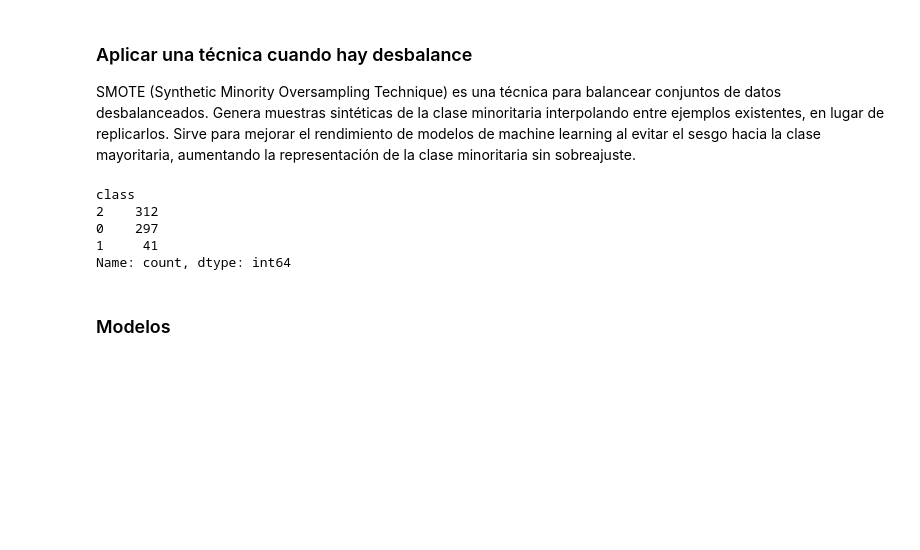
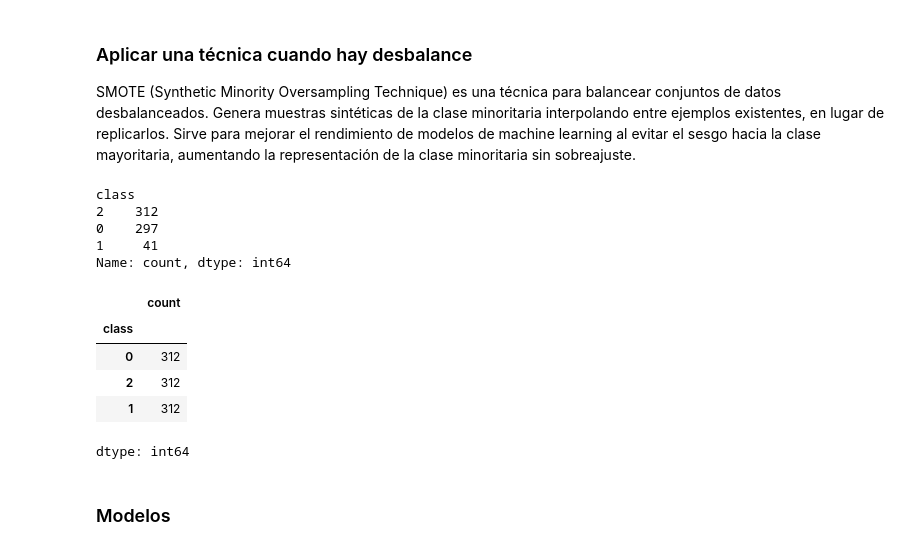
Before and after one commit to aiquimia/Introduccion-AI-DS-Haciendo-Ciencia, a Jupyter notebook: sugerencias/Proyecto_Final_Syndia_sugerencia.ipynb, the cells around one changed output. Drawn from its saved outputs; the diff is of its cells as text; code cells hidden in the pictures; blank space fills up the shorter version.

```diff
--- a/sugerencias/Proyecto_Final_Syndia_sugerencia.ipynb
+++ b/sugerencias/Proyecto_Final_Syndia_sugerencia.ipynb
@@ -236,7 +236,7 @@ dtypes: category(12), float64(8), object(1)
 memory usage: 74.8+ KB
 # %%
 # Eliminamos las columnas modificadas
-df.drop(columns=['ANO_NAC', 'EDAD'], inplace=True)
+df.drop(columns=['ANO_NAC', 'EDAD', 'ICNE', 'IPMA', 'IPAN', 'IELE*', 'ICLE*'], inplace=True)
 # %%
 df.head()
 # %% [output]
@@ -269,7 +269,7 @@ dtype: int64
 # Definir variables categóricas vs. numéricas
 categorical_cols = ['CATEGORIA_EDAD', 'SEXO', 'IMP_EMO', 'IMP_APR', 'EDO_PROC', 'REG_PROC',
                     'MOD_BAC', 'DES_DURO', 'ESCO_PAD', 'SER_INTE', 'BIEN_PC', 'SER_AUTO']
-numerical_cols = ['PROM_BAC', 'ICNE', 'IPMA', 'IPAN', 'IELE*', 'ICLE*']
+numerical_cols = ['PROM_BAC']
 # %%
 from sklearn.preprocessing import StandardScaler, LabelEncoder, OneHotEncoder
 from sklearn.compose import ColumnTransformer
@@ -317,6 +317,15 @@ class
 0    297
 1     41
 Name: count, dtype: int64
+# %%
+y_train_balanced.value_counts()
+# %% [output]
+|  | count |
+| class |  |
+| 0 | 312 |
+| 2 | 312 |
+| 1 | 312 |
+dtype: int64
 # %% [markdown]
 ### Modelos
 # %%
```
Also changed, not shown: parts of 3 cells of this notebook.
